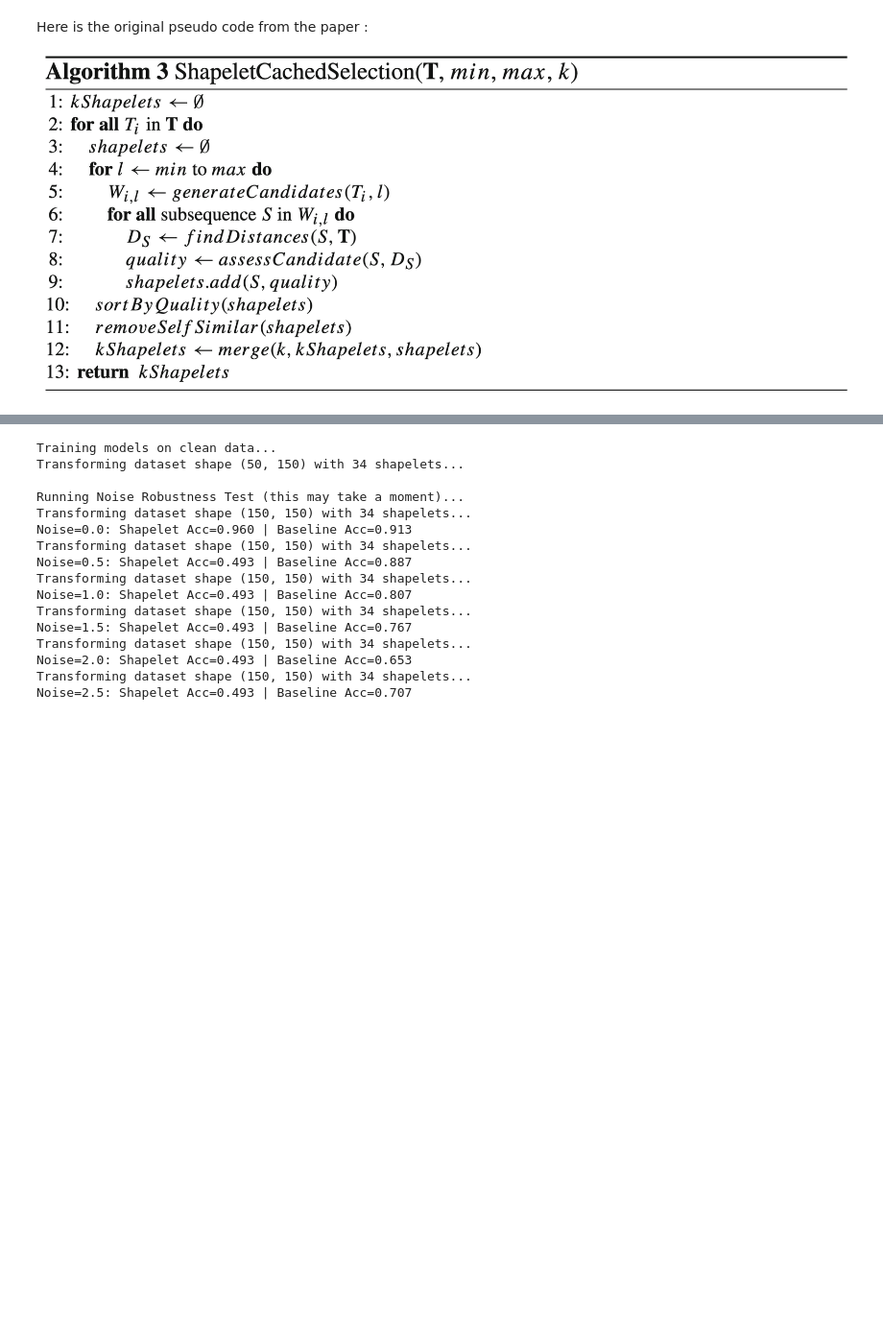
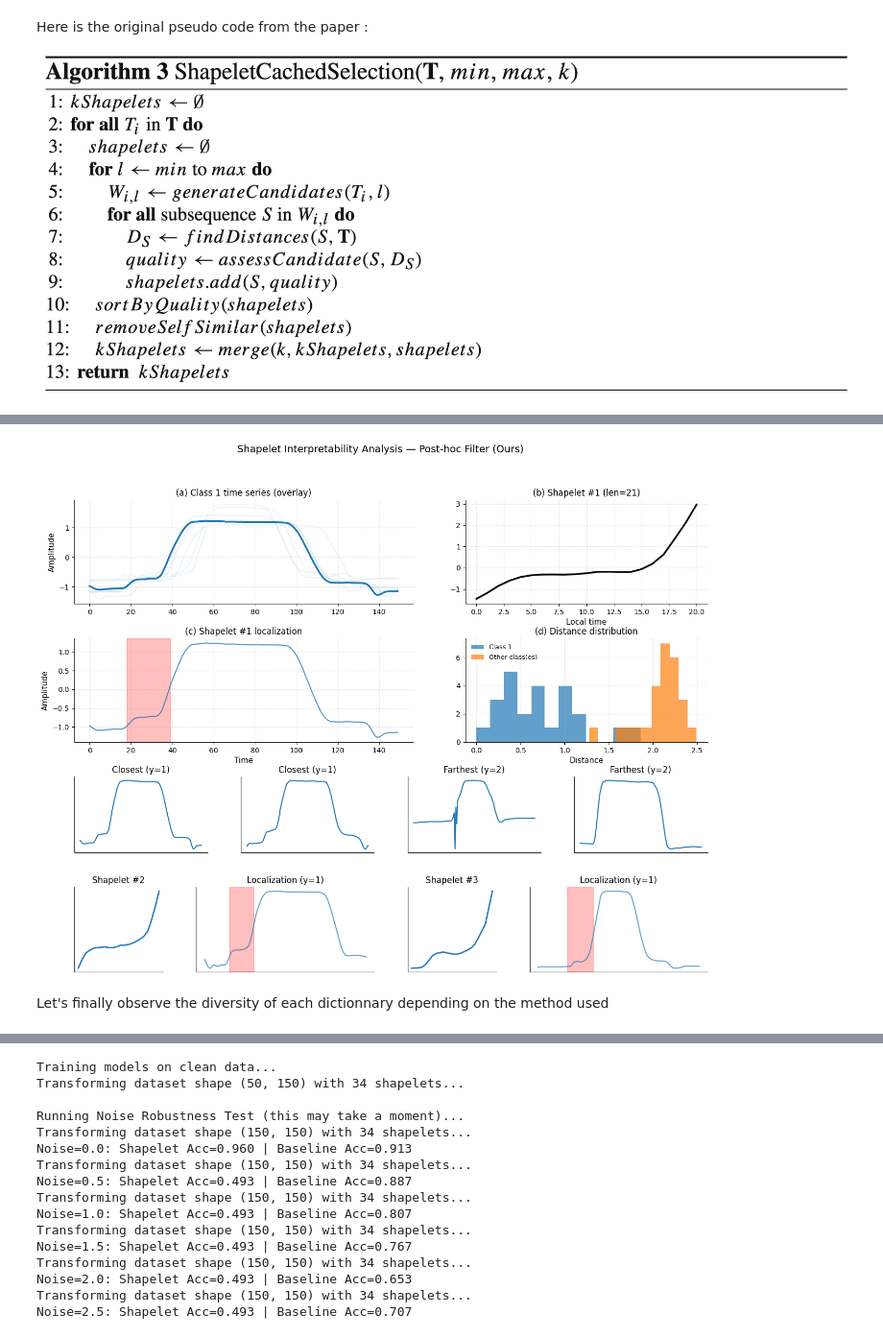
Before and after one commit to TristanoB/shapelet_transformation, a Jupyter notebook: implementation.ipynb, the cells around one changed output, grey strips where cells are left out. Shown at 96% size. Saved outputs shown, nothing was run; the diff lists cells and outputs as text; code cells hidden in the pictures; blank space fills up the shorter version.

Commit message:
added final figures + classifiers + redudancy reports + unified evaluation functions

```diff
--- a/implementation.ipynb
+++ b/implementation.ipynb
@@ -401,7 +529,13 @@ def generate_synthetic_dataset(
 
     # shapelets for each class
     shapelet_A = np.sin(np.linspace(0, np.pi, shapelet_length))
-    shapelet_B = -shapelet_A
+    t = np.linspace(0, 1, shapelet_length)
+    # Shapelet B is piecewise signal
+    shapelet_B = np.piecewise(
+        t,
+        [t < 0.25, (t >= 0.25) & (t < 0.75), t >= 0.75],
+        [lambda x: x / 0.25, 1.0, lambda x: (1 - x) / 0.25]
+    )
 
     for i in range(n_series):
         pos = np.random.randint(0, series_length - shapelet_length)
@@ -416,15 +550,3 @@ def generate_synthetic_dataset(
 
 
 X, y, true_A, true_B = generate_synthetic_dataset()
-# %%
-plt.figure(figsize=(10, 4))
-for i in range(5):
-    plt.plot(X[i], alpha=0.7)
-plt.title("Exemples de time series (classe 0)")
-plt.show()
-
-plt.figure(figsize=(10, 4))
-for i in range(10, 15):
-    plt.plot(X[i], alpha=0.7)
-plt.title("Exemples de time series (classe 1)")
-plt.show()
@@ -448,12 +567,10 @@ for s in k_shapelets:
         f"len={s.length}, quality={s.quality:.3f}"
     )
 
-
-plt.figure(figsize=(8, 4))
-for i, s in enumerate(k_shapelets):
-    plt.plot(z_normalize(s.data), label=f"S{i}")
-plt.title("Shapelets extraits (normalisés)")
-plt.legend()
-plt.show()
+best_shapelet = k_shapelets[0]
+D = findDistances(X, best_shapelet.data)
+s = best_shapelet
+t = X[s.series_id]
+class_label = y[s.series_id]
 # %% [output]
 Shapelets sélectionnés :
@@ -794,0 +1570,9 @@ Transforming dataset shape (23, 136) with 32 shapelets...
+# %%
+plot_shapelet_analysis_paper_ready(
+    results,
+    method_idx=2   # Post-hoc Filter (Ours)
+)
+# %% [output]
+[figure, added]
+# %% [markdown]
+Let's finally observe the diversity of each dictionnary depending on the method used
```
Also changed, not shown: parts of 98 cells of this notebook.
